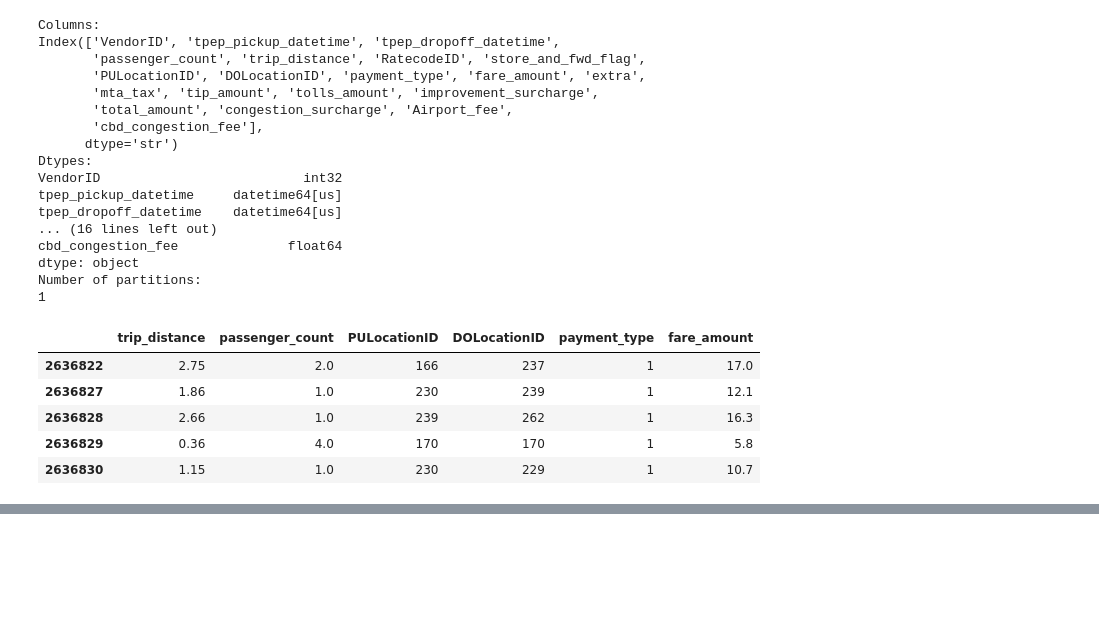
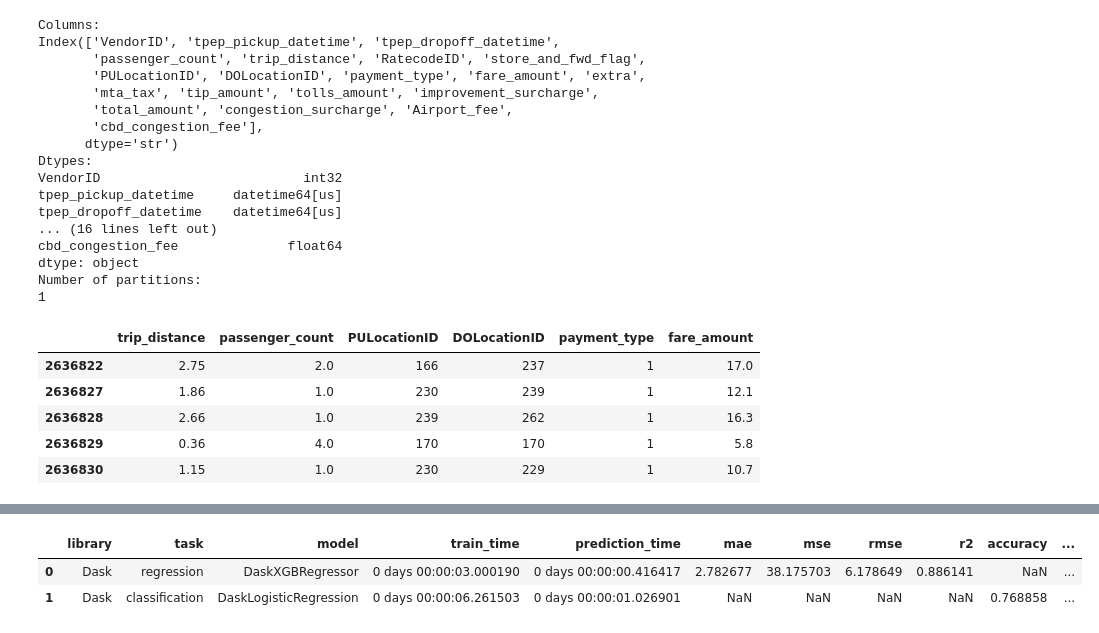
Before and after one commit to GustavoOliveira2000/bdcc-project2, a Jupyter notebook: notebooks/dask_pipeline.ipynb, the cells around one changed output, grey strips where cells are left out. Drawn from its saved outputs; the diff is of its cells as text; code cells hidden in the pictures; blank space fills up the shorter version.

Commit message:
Dask Pipepline

```diff
--- a/notebooks/dask_pipeline.ipynb
+++ b/notebooks/dask_pipeline.ipynb
@@ -223,0 +242,3 @@ benchmarks = benchmark_dask("../data/raw/taxi/2025_yellow_tripdata.parquet", LOO
+# %%
+X = df[FEATURES]
+y_reg = df[TARGET]
@@ -223,0 +348,40 @@ benchmarks = benchmark_dask("../data/raw/taxi/2025_yellow_tripdata.parquet", LOO
+# %%
+classification_results = {
+    "library": "Dask",
+    "task": "classification",
+    "model": "DaskLogisticRegression",
+    "train_time": classification_train_time,
+    "prediction_time": classification_prediction_time,
+    "accuracy": accuracy_score(y_test_cls_local, y_pred_cls),
+    "precision_macro": precision_score(y_test_cls_local, y_pred_cls, average="macro"),
+    "recall_macro": recall_score(y_test_cls_local, y_pred_cls, average="macro"),
+    "f1_macro": f1_score(y_test_cls_local, y_pred_cls, average="macro"),
+}
+# %%
+#Save Results
+
+benchmark_results_df = pd.DataFrame([
+    {
+        "library": "Dask",
+        "operation": operation,
+        "duration": duration,
+        "duration_seconds": duration.total_seconds()
+    }
+
+    for operation, duration in benchmarks.items()
+])
+
+benchmark_results_df.to_csv("../results/dask_benchmark_results.csv",index=False)
+
+results_df = pd.DataFrame([
+    regression_results,
+    classification_results
+])
+
+results_df.to_csv("../results/dask_pipeline_results.csv", index=False)
+
+results_df
+# %% [output]
+|  | library | task | model | train_time | prediction_time | mae | mse | rmse | r2 | accuracy | ... |
+| 0 | Dask | regression | DaskXGBRegressor | 0 days 00:00:03.000190 | 0 days 00:00:00.416417 | 2.782677 | 38.175703 | 6.178649 | 0.886141 | NaN | ... |
+| 1 | Dask | classification | DaskLogisticRegression | 0 days 00:00:06.261503 | 0 days 00:00:01.026901 | NaN | NaN | NaN | NaN | 0.768858 | ... |
```
Also changed, not shown: parts of 9 cells of this notebook, 1 other file.
